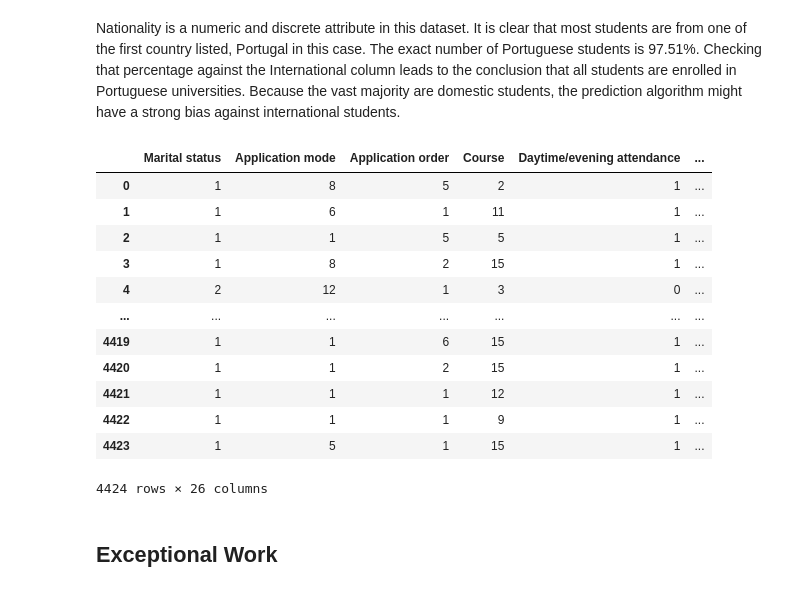
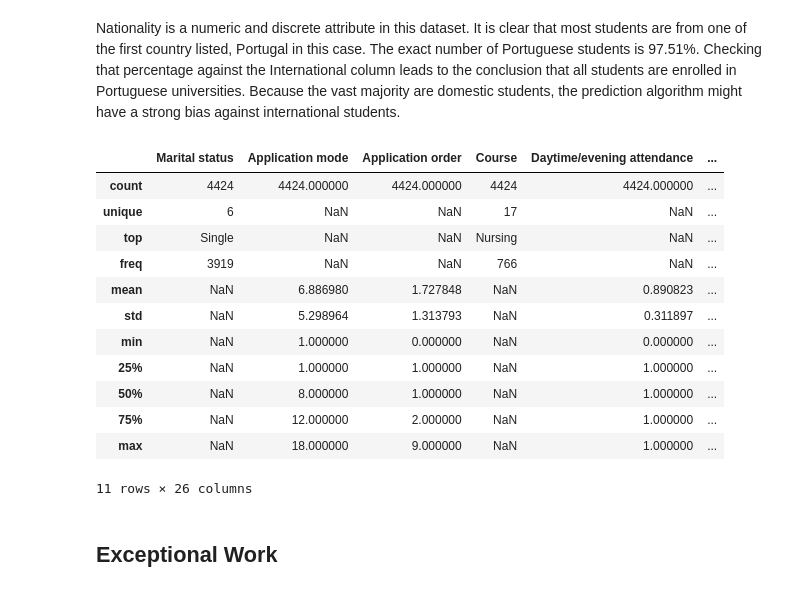
Before and after one commit to drodrigues01/Lab-One-Exploring-Table-Data, a Jupyter notebook: Lab One: Exploring Table Data.ipynb, the cells around one changed output. Cells and saved outputs as stored; diff of their text form; code cells hidden in the pictures.

```diff
--- a/Lab One: Exploring Table Data.ipynb
+++ b/Lab One: Exploring Table Data.ipynb
@@ -130,22 +132,30 @@ Nationality is a numeric and discrete attribute in this dataset. It is clear tha
 # %%
 # Drop International and Nacionality columns
 data = data.drop(columns=["International", 'Nacionality'])
-# %%
-data
-# %% [output]
-|  | Marital status | Application mode | Application order | Course | Daytime/evening attendance | ... |
-| 0 | 1 | 8 | 5 | 2 | 1 | ... |
-| 1 | 1 | 6 | 1 | 11 | 1 | ... |
-| 2 | 1 | 1 | 5 | 5 | 1 | ... |
-| 3 | 1 | 8 | 2 | 15 | 1 | ... |
-| 4 | 2 | 12 | 1 | 3 | 0 | ... |
-| ... | ... | ... | ... | ... | ... | ... |
-| 4419 | 1 | 1 | 6 | 15 | 1 | ... |
-| 4420 | 1 | 1 | 2 | 15 | 1 | ... |
-| 4421 | 1 | 1 | 1 | 12 | 1 | ... |
-| 4422 | 1 | 1 | 1 | 9 | 1 | ... |
-| 4423 | 1 | 5 | 1 | 15 | 1 | ... |
-4424 rows × 26 columns
+# %%
+data
+data_nominal = data.replace({
+    'Marital status': {1:'Single',2:'Married',3:'Widower',4:'Divorced',5:'Facto Union',6:'Legally Seperated'},
+    'Course': {1:'Biofuel Production Technologies',2:'Animation and MultiMedia Design',3:'Social Service (evening attendance)',4:'Agronomy',5:'Communication Design',6:'Veterinary Nursing',7:'Informatics Engineering',8:'Equiniculture',9:'Management',10:'Social Service',11:'Tourism',12:'Nursing',13:'Oral Hygiene',14:'Advertising/Marketing Management',15:'Journalism & Communication',16:'Basic Education',17:'Management (evening attendance)'},
+    'Gender': {0:'Female',1:'Male'}
+    })
+
+# print(data_nominal.columns.values)
+data_nominal.describe(include='all')
+# %% [output]
+|  | Marital status | Application mode | Application order | Course | Daytime/evening attendance | ... |
+| count | 4424 | 4424.000000 | 4424.000000 | 4424 | 4424.000000 | ... |
+| unique | 6 | NaN | NaN | 17 | NaN | ... |
+| top | Single | NaN | NaN | Nursing | NaN | ... |
+| freq | 3919 | NaN | NaN | 766 | NaN | ... |
+| mean | NaN | 6.886980 | 1.727848 | NaN | 0.890823 | ... |
+| std | NaN | 5.298964 | 1.313793 | NaN | 0.311897 | ... |
+| min | NaN | 1.000000 | 0.000000 | NaN | 0.000000 | ... |
+| 25% | NaN | 1.000000 | 1.000000 | NaN | 1.000000 | ... |
+| 50% | NaN | 8.000000 | 1.000000 | NaN | 1.000000 | ... |
+| 75% | NaN | 12.000000 | 2.000000 | NaN | 1.000000 | ... |
+| max | NaN | 18.000000 | 9.000000 | NaN | 1.000000 | ... |
+11 rows × 26 columns
 # %% [markdown]
 ## Exceptional Work
 # %% [markdown]
```
Also changed, not shown: parts of 2 cells of this notebook.
